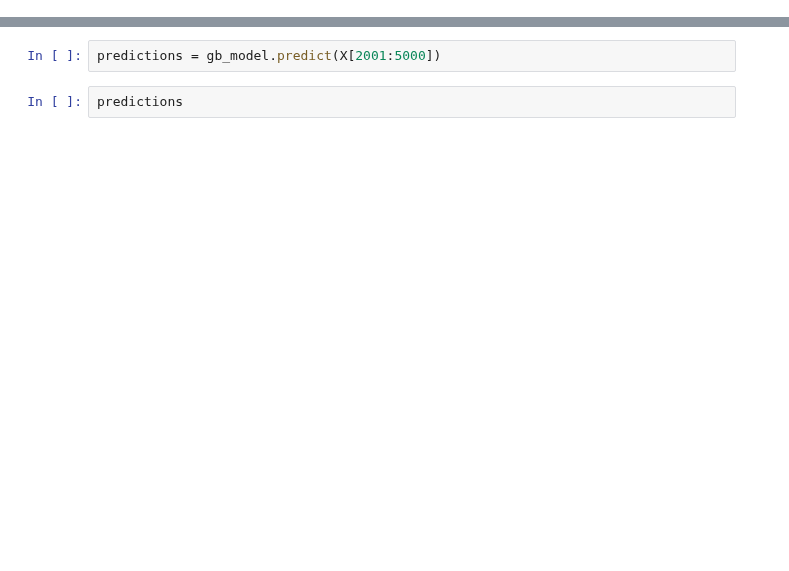
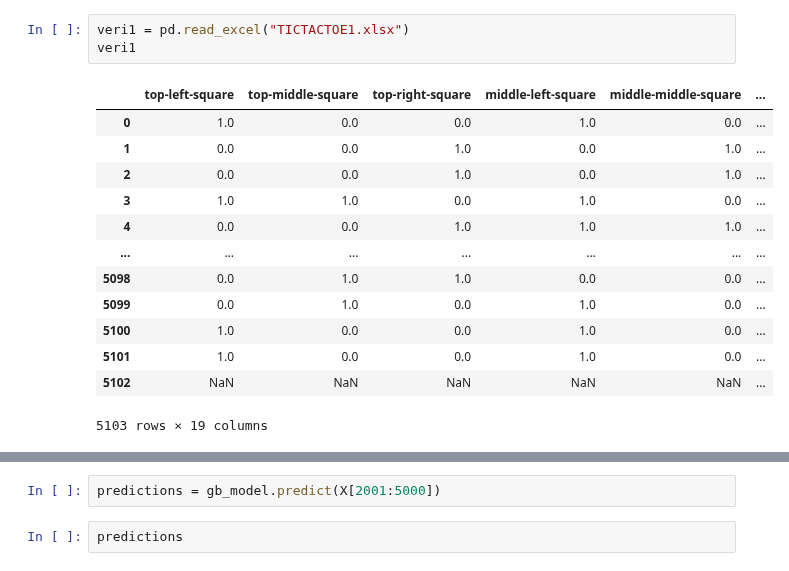
Before and after one commit to Berkay86/DeepPerson, a Jupyter notebook: TICTACTOE.ipynb, the cells around one changed output, grey strips where cells are left out. Drawn from its saved outputs; the diff is of its cells as text; blank space fills up the shorter version.

```diff
--- a/TICTACTOE.ipynb
+++ b/TICTACTOE.ipynb
@@ -20,3 +20,20 @@ veri
+# %%
+veri1 = pd.read_excel("TICTACTOE1.xlsx")
+veri1
+# %% [output]
+|  | top-left-square | top-middle-square | top-right-square | middle-left-square | middle-middle-square | ... |
+| 0 | 1.0 | 0.0 | 0.0 | 1.0 | 0.0 | ... |
+| 1 | 0.0 | 0.0 | 1.0 | 0.0 | 1.0 | ... |
+| 2 | 0.0 | 0.0 | 1.0 | 0.0 | 1.0 | ... |
+| 3 | 1.0 | 1.0 | 0.0 | 1.0 | 0.0 | ... |
+| 4 | 0.0 | 0.0 | 1.0 | 1.0 | 1.0 | ... |
+| ... | ... | ... | ... | ... | ... | ... |
+| 5098 | 0.0 | 1.0 | 1.0 | 0.0 | 0.0 | ... |
+| 5099 | 0.0 | 1.0 | 0.0 | 1.0 | 0.0 | ... |
+| 5100 | 1.0 | 0.0 | 0.0 | 1.0 | 0.0 | ... |
+| 5101 | 1.0 | 0.0 | 0.0 | 1.0 | 0.0 | ... |
+| 5102 | NaN | NaN | NaN | NaN | NaN | ... |
+5103 rows × 19 columns
 # %%
 import pandas as pd
 from sklearn.preprocessing import LabelEncoder
```
Also changed, not shown: parts of 4 cells of this notebook.
